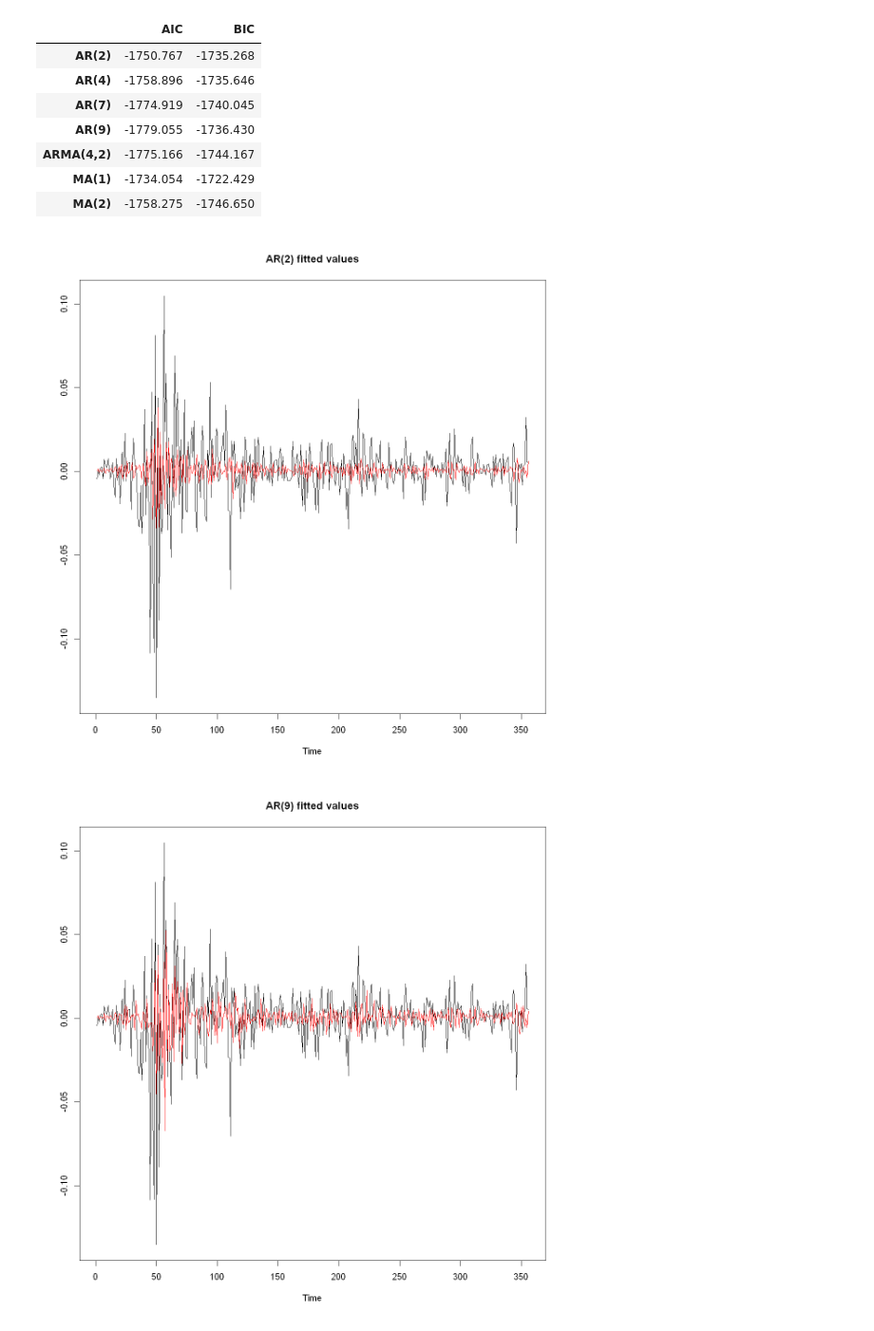
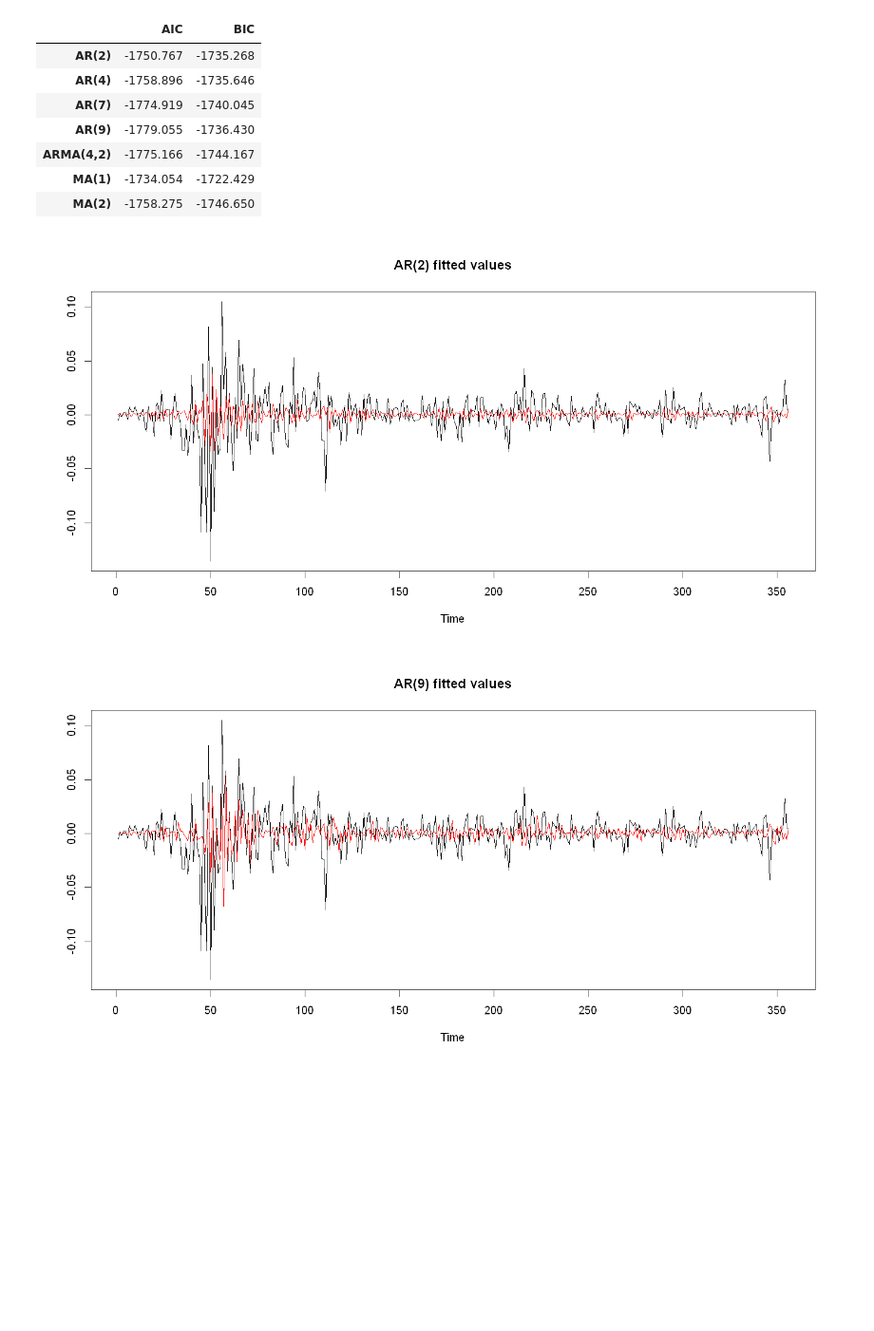
Before and after one commit to hawk-s/Financial_Econometrics, a Jupyter notebook: HA2/HA2_P2.ipynb, the cells around one changed output. Shown: that part at 95% size. Saved outputs shown, nothing was run; the diff lists cells and outputs as text; code cells hidden in the pictures; blank space fills up the shorter version.

```diff
--- a/HA2/HA2_P2.ipynb
+++ b/HA2/HA2_P2.ipynb
@@ -1024,17 +1014,19 @@ criteria
 | MA(1) | -1734.054 | -1722.429 |
 | MA(2) | -1758.275 | -1746.650 |
 # %%
+options(repr.plot.width = 12, repr.plot.height = 6)
+
 plot.ts(rets1, ylab = NA, main = 'AR(2) fitted values')
 lines(rets1_ar2$fitted, col = 'red')
 
 plot.ts(rets1, ylab = NA, main = 'AR(9) fitted values')
 lines(rets1_ar9$fitted, col = 'red')
 
 plot.ts(rets1, ylab = NA, main = 'MA(2) fitted values')
 lines(rets1_ma2$fitted, col = 'red')
 
 plot.ts(rets1, ylab = NA, main = 'ARMA(4,2) fitted values')
 lines(rets1_arma42$fitted, col = 'red')
 # %% [output]
-[figure, old version]
+[figure, new version]
-[figure, old version]
+[figure, new version]
```
Also changed, not shown: parts of 11 cells of this notebook.
